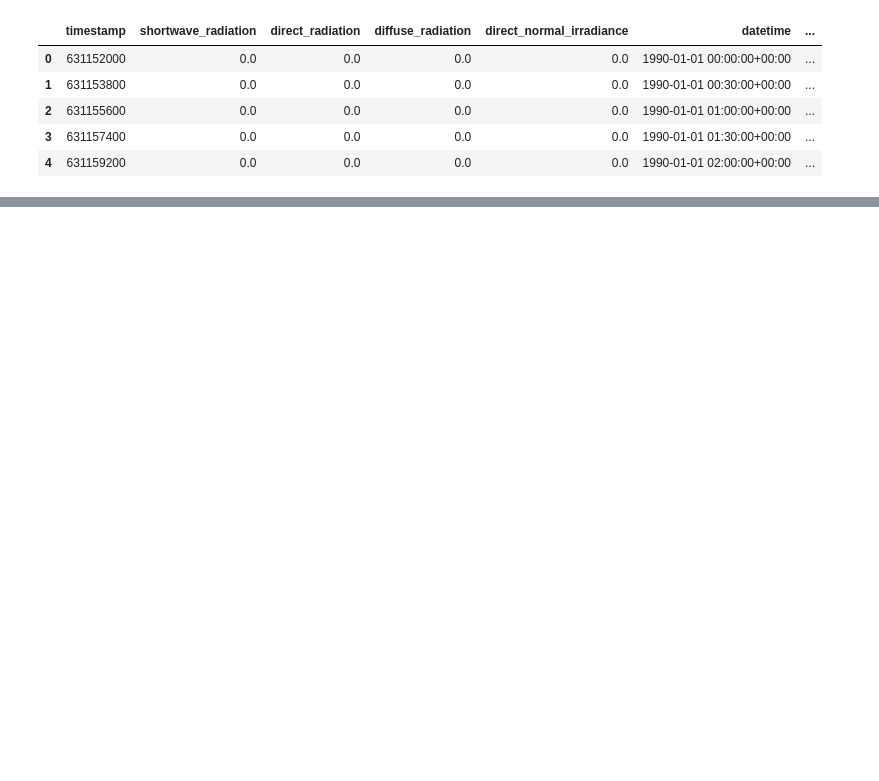
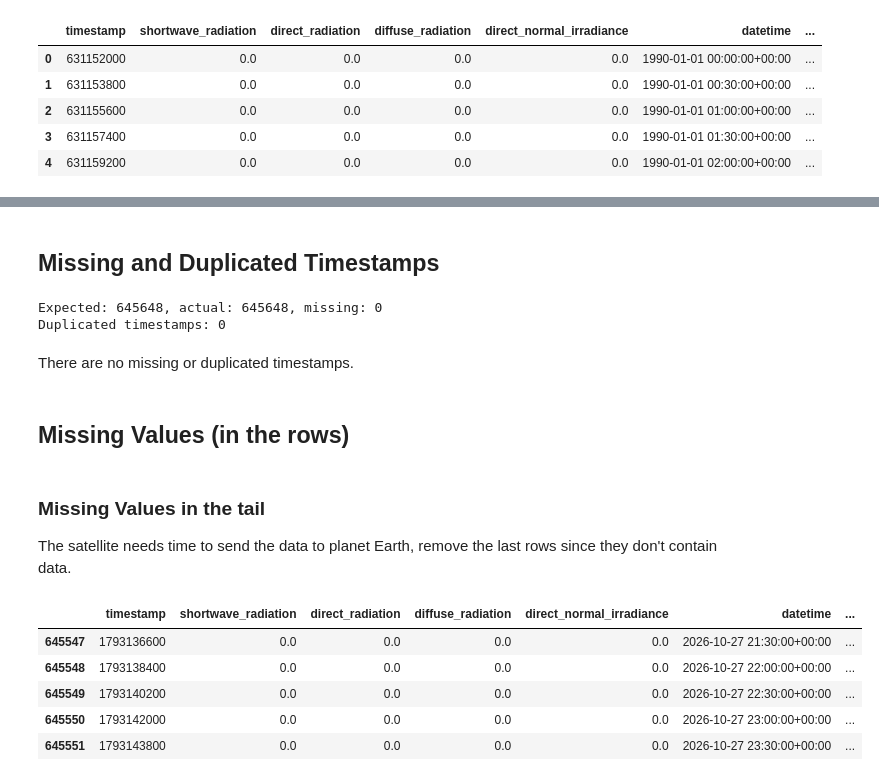
Before and after one commit to mario-p1/solar-predictor, a Jupyter notebook: notebooks/eda.ipynb, the cells around one changed output, grey strips where cells are left out. Cells and saved outputs as stored; diff of their text form; code cells hidden in the pictures; blank space fills up the shorter version.

```diff
--- a/notebooks/eda.ipynb
+++ b/notebooks/eda.ipynb
@@ -38,0 +62,30 @@ df.head()
+# %% [markdown]
+## Missing and Duplicated Timestamps
+# %%
+expected = pd.date_range(df["datetime"].min(), df["datetime"].max(), freq="30min")
+missing = expected.difference(df["datetime"])
+
+print(f"Expected: {len(expected)}, actual: {len(df)}, missing: {len(missing)}")
+print(f"Duplicated timestamps: {df['datetime'].duplicated().sum()}")
+# %% [output]
+Expected: 645648, actual: 645648, missing: 0
+Duplicated timestamps: 0
+# %% [markdown]
+There are no missing or duplicated timestamps.
+# %% [markdown]
+## Missing Values (in the rows)
+# %% [markdown]
+### Missing Values in the tail
+The satellite needs time to send the data to planet Earth, remove the last rows since they don't contain data.
+# %%
+last_complete_row = df[(~df.isna()).all(axis=1)].iloc[-1]
+
+df = df.loc[lambda x: x["timestamp"] <= last_complete_row["timestamp"]]
+df.tail()
+# %% [output]
+|  | timestamp | shortwave_radiation | direct_radiation | diffuse_radiation | direct_normal_irradiance | datetime | ... |
+| 645547 | 1793136600 | 0.0 | 0.0 | 0.0 | 0.0 | 2026-10-27 21:30:00+00:00 | ... |
+| 645548 | 1793138400 | 0.0 | 0.0 | 0.0 | 0.0 | 2026-10-27 22:00:00+00:00 | ... |
+| 645549 | 1793140200 | 0.0 | 0.0 | 0.0 | 0.0 | 2026-10-27 22:30:00+00:00 | ... |
+| 645550 | 1793142000 | 0.0 | 0.0 | 0.0 | 0.0 | 2026-10-27 23:00:00+00:00 | ... |
+| 645551 | 1793143800 | 0.0 | 0.0 | 0.0 | 0.0 | 2026-10-27 23:30:00+00:00 | ... |
```
Also changed, not shown: parts of 19 cells of this notebook.
